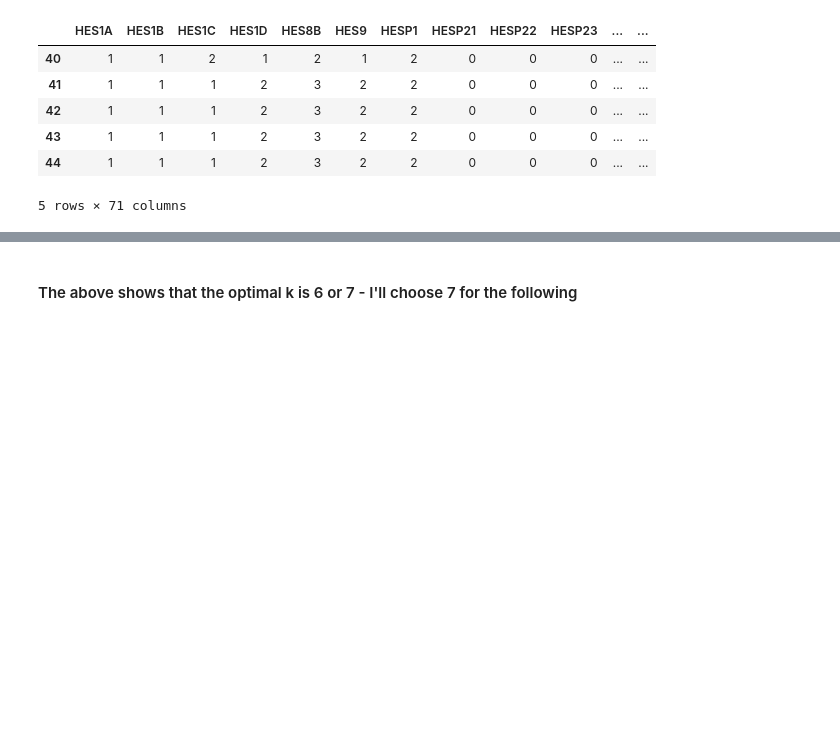
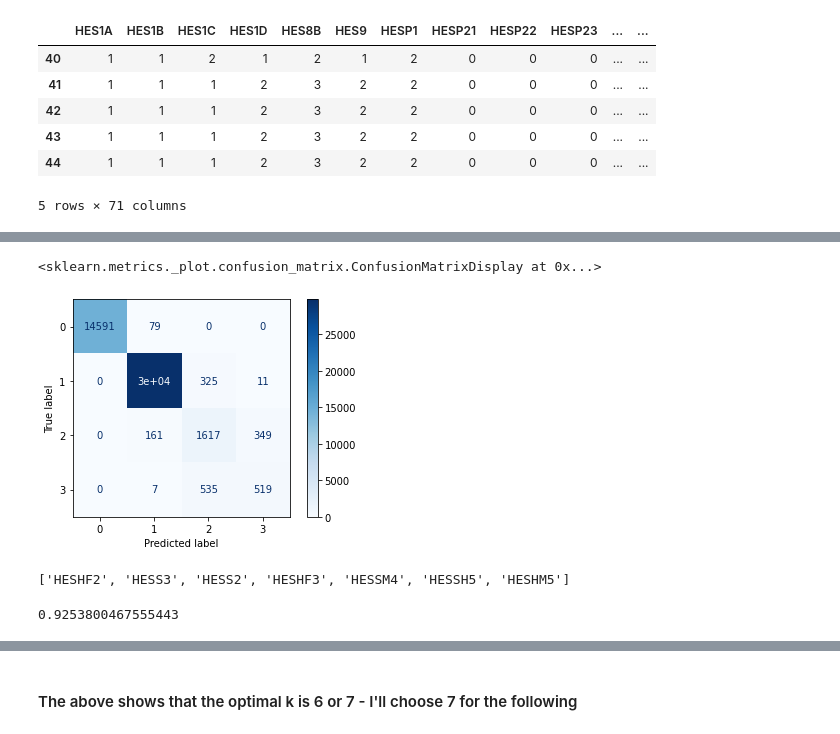
Before and after one commit to cgnik/school-datascience, a Jupyter notebook: food-census.ipynb, the cells around one changed output, grey strips where cells are left out. Cells and saved outputs as stored; diff of their text form; code cells hidden in the pictures; blank space fills up the shorter version.

Commit message:
tweaked decision trees and plots

```diff
--- a/food-census.ipynb
+++ b/food-census.ipynb
@@ -32,9 +32,10 @@ counties = counties[['FIPS_COUNTY', 'GEOID', 'INTPTLAT', 'INTPTLONG']].reindex()
 counties.FIPS_COUNTY.unique()
 counties = counties.drop(columns=['GEOID']).groupby('FIPS_COUNTY').agg('mean').reset_index()
 # %%
-food = pd.read_csv('data/census_december_2019-food-security.csv', encoding='ISO-8859-1',
+all_food = pd.read_csv('data/census_december_2019-food-security.csv', encoding='ISO-8859-1',
                    dtype={'GTCBSAST': np.str, 'GTMETSTA': np.str, 'GTINDVPC': np.str, 'GCFIP': np.str, 'GCTCO': np.str,
                           'GCTCB': np.str})
+food = all_food.loc[:]
 food.columns.to_list()
 
 
@@ -147,9 +218,17 @@ print(export_text(tree)) # [33, 28, 26, 36, 31, 61, 42]
+# %%
+plot_confusion_matrix(tree, X, y, cmap=plt.cm.Blues)
+# %% [output]
+<sklearn.metrics._plot.confusion_matrix.ConfusionMatrixDisplay at 0x...>
+[figure, added]
 # %%
 [X_test.columns[i] for i in [33, 28, 26, 36, 31, 61, 42]]
+# %% [output]
+['HESHF2', 'HESS3', 'HESS2', 'HESHF3', 'HESSM4', 'HESSH5', 'HESHM5']
 # %%
 kf = KFold(shuffle=True, n_splits=7)
-score = cross_val_score(tree, X_test, y_test, cv=kf, scoring='accuracy')
-np.mean(score)
+np.mean([np.mean(cross_val_score(tree, X_test, y_test, cv=kf, scoring='accuracy')) for i in range(100)])
+# %% [output]
+0.9253800467555443
 # %%
 summary = food.loc[:, id_cols + food_cols + geo_cols]
 summary = summary.loc[summary['HRFS12M1'] > 0]
```
Also changed, not shown: parts of 33 cells of this notebook.
